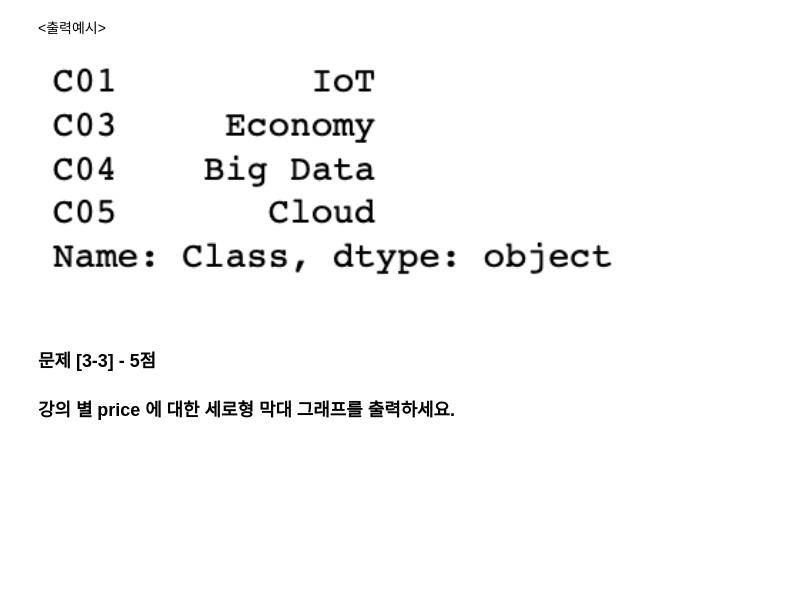
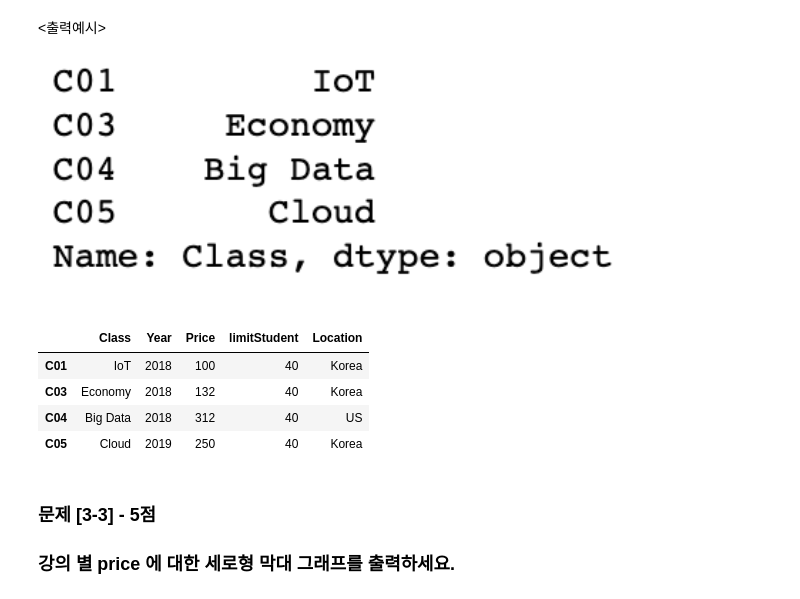
Before and after one commit to dorahee-ee/coding_test, a Jupyter notebook: BITAmin/11기_코딩테스트_문제지.ipynb, the cells around one changed output. Drawn from its saved outputs; the diff is of its cells as text; code cells hidden in the pictures; blank space fills up the shorter version.

```diff
--- a/BITAmin/11기_코딩테스트_문제지.ipynb
+++ b/BITAmin/11기_코딩테스트_문제지.ipynb
@@ -226,6 +241,14 @@ df1
 <출력예시>
 
 ![스크린샷 2023-01-29 오전 11.52.48.png](embedded-picture-1)
+# %%
+df1[(df1['Year'] == 2018) | (df1['Year'] == 2019)]
+# %% [output]
+|  | Class | Year | Price | limitStudent | Location |
+| C01 | IoT | 2018 | 100 | 40 | Korea |
+| C03 | Economy | 2018 | 132 | 40 | Korea |
+| C04 | Big Data | 2018 | 312 | 40 | US |
+| C05 | Cloud | 2019 | 250 | 40 | Korea |
 # %% [markdown]
 ### 문제 [3-3] - 5점
 
```
Also changed, not shown: parts of 2 cells of this notebook.
